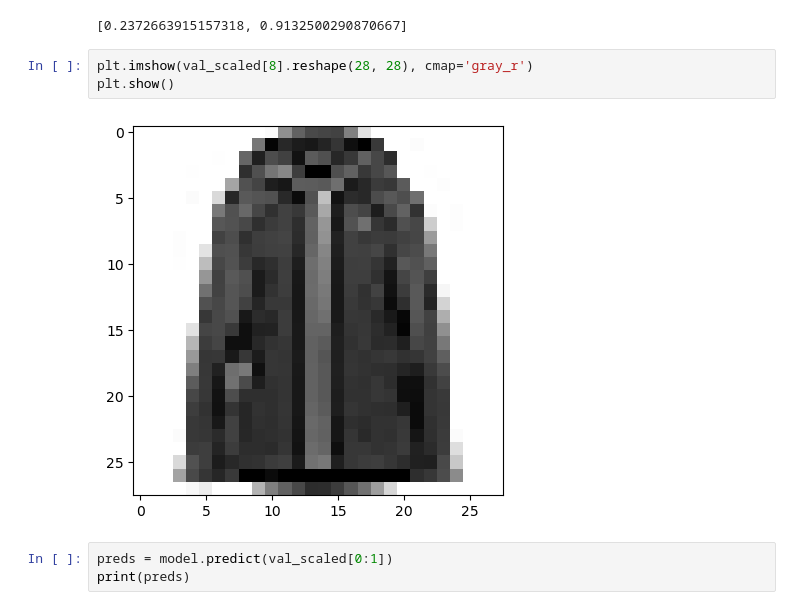
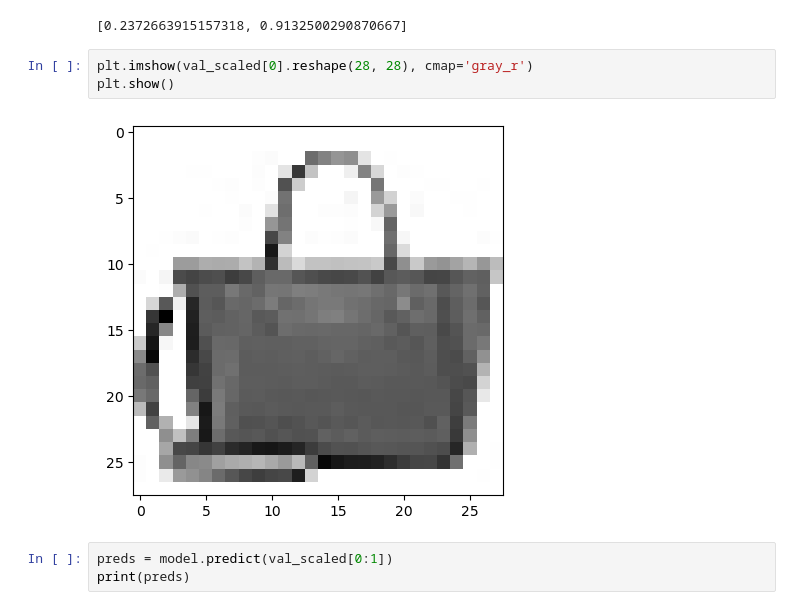
Before and after one commit to oracleaistudy/zeho-oh, a Jupyter notebook: ch8_keras.ipynb, the cells around one changed output. Saved outputs shown, nothing was run; the diff lists cells and outputs as text.

```diff
--- a/ch8_keras.ipynb
+++ b/ch8_keras.ipynb
@@ -259,10 +259,10 @@ model.evaluate(val_scaled, val_target)
 375/375 ━━━━━━━━━━━━━━━━━━━━ 2s 4ms/step - accuracy: 0.9172 - loss: 0.2313
 [0.2372663915157318, 0.9132500290870667]
 # %%
-plt.imshow(val_scaled[8].reshape(28, 28), cmap='gray_r')
+plt.imshow(val_scaled[0].reshape(28, 28), cmap='gray_r')
 plt.show()
 # %% [output]
-[figure, old version]
+[figure, new version]
 # %%
 preds = model.predict(val_scaled[0:1])
 print(preds)
```
Also changed, not shown: 18 other files.
